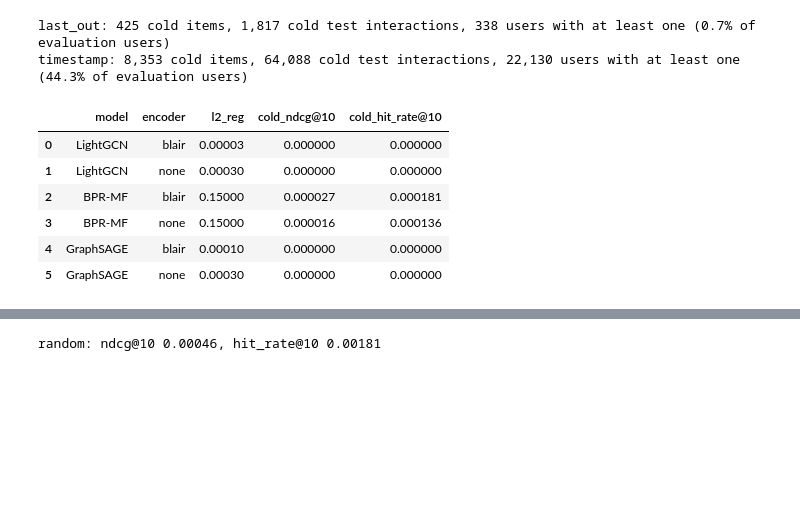
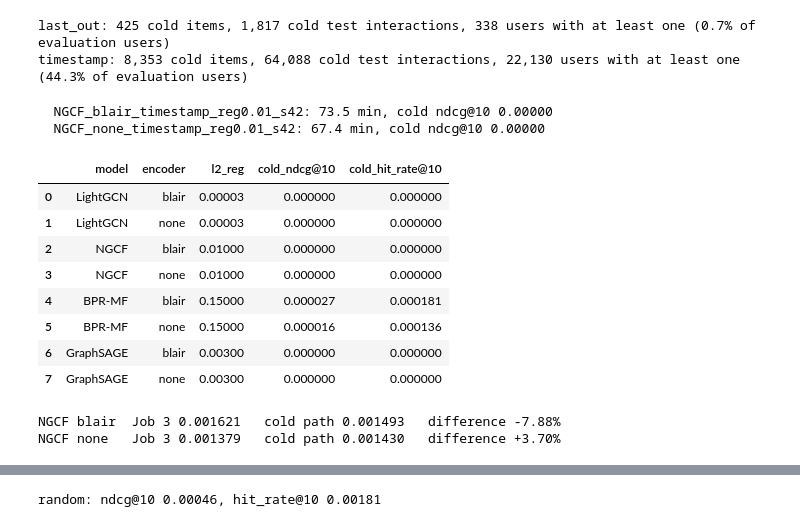
Before and after one commit to ErjonXhani/gnn-recommender-dissertation, a Jupyter notebook: notebooks/11_metadata_and_cold_start.ipynb, the cells around one changed output, grey strips where cells are left out. Saved outputs shown, nothing was run; the diff lists cells and outputs as text; code cells hidden in the pictures; blank space fills up the shorter version.

```diff
--- a/notebooks/11_metadata_and_cold_start.ipynb
+++ b/notebooks/11_metadata_and_cold_start.ipynb
@@ -992,6 +972,8 @@ def build_any(name, protocol, encoder, seed):
         return build_lightgcn(protocol, encoder, seed)
     if name == "GraphSAGE":
         return build_graphsage(protocol, encoder, seed)
+    if name == "NGCF":
+        return build_ngcf(protocol, encoder, seed)
     raise ValueError(name)
 
 
@@ -999,7 +981,7 @@ def cold_run(name, encoder, l2_reg, protocol="timestamp", seed=SEED):
     """Train once, then score on the full test set and on cold items only.
     Weights are saved so the model can be re-scored later without retraining."""
     enc = encoder or "none"
-    tag = f"{name}_{enc}_{protocol}_s{seed}"
+    tag = f"{name}_{enc}_{protocol}_reg{l2_reg:g}_s{seed}"
     summary_path, weights_path = COLD_CACHE / f"{tag}.json", COLD_CACHE / f"{tag}.pt"
 
     if summary_path.exists():
@@ -1040,24 +1022,43 @@ def cold_run(name, encoder, l2_reg, protocol="timestamp", seed=SEED):
     return {**result, "cached": False}
 # %%
 COLD_CONFIGS = [
-    ("LightGCN",  "blair", 3e-5),
-    ("LightGCN",  None,    3e-4),
-    ("BPR-MF",    "blair", 0.15),
+    ("LightGCN",  "blair", 3e-5),   # matched at the feature optimum
+    ("LightGCN",  None,    3e-5),
+    ("NGCF",      "blair", 1e-2),   # its Notebook 10 setting, same for both arms
+    ("NGCF",      None,    1e-2),
+    ("BPR-MF",    "blair", 0.15),   # already matched
     ("BPR-MF",    None,    0.15),
-    ("GraphSAGE", "blair", 1e-4),
-    ("GraphSAGE", None,    3e-4),   # its timestamp setting from Notebook 10
+    ("GraphSAGE", "blair", 3e-3),   # its timestamp optimum, from the Section 8 sweep
+    ("GraphSAGE", None,    3e-3),
 ]
 
 cold_results = pd.DataFrame([cold_run(*cfg) for cfg in COLD_CONFIGS])
 cold_results[["model", "encoder", "l2_reg", "cold_ndcg@10", "cold_hit_rate@10"]]
 # %% [output]
+  NGCF_blair_timestamp_reg0.01_s42: 73.5 min, cold ndcg@10 0.00000
+  NGCF_none_timestamp_reg0.01_s42: 67.4 min, cold ndcg@10 0.00000
 |  | model | encoder | l2_reg | cold_ndcg@10 | cold_hit_rate@10 |
 | 0 | LightGCN | blair | 0.00003 | 0.000000 | 0.000000 |
-| 1 | LightGCN | none | 0.00030 | 0.000000 | 0.000000 |
-| 2 | BPR-MF | blair | 0.15000 | 0.000027 | 0.000181 |
-| 3 | BPR-MF | none | 0.15000 | 0.000016 | 0.000136 |
-| 4 | GraphSAGE | blair | 0.00010 | 0.000000 | 0.000000 |
-| 5 | GraphSAGE | none | 0.00030 | 0.000000 | 0.000000 |
+| 1 | LightGCN | none | 0.00003 | 0.000000 | 0.000000 |
+| 2 | NGCF | blair | 0.01000 | 0.000000 | 0.000000 |
+| 3 | NGCF | none | 0.01000 | 0.000000 | 0.000000 |
+| 4 | BPR-MF | blair | 0.15000 | 0.000027 | 0.000181 |
+| 5 | BPR-MF | none | 0.15000 | 0.000016 | 0.000136 |
+| 6 | GraphSAGE | blair | 0.00300 | 0.000000 | 0.000000 |
+| 7 | GraphSAGE | none | 0.00300 | 0.000000 | 0.000000 |
+# %%
+# Does NGCF's cold-start training path reproduce the Job 3 metadata runs?
+# Same model, same l2_reg 1e-2, same seed, same patience and eval_every,
+# but a different function. Checked rather than assumed.
+for enc in ["blair", "none"]:
+    job3 = json.load(open(CACHE / f"NGCF_{enc}_timestamp_reg0.01_s42.json"))["ndcg@10"]
+    cold = cold_results.query(
+        "model == 'NGCF' and encoder == @enc")["all_ndcg@10"].iloc[0]
+    print(f"NGCF {enc:<5}  Job 3 {job3:.6f}   cold path {cold:.6f}   "
+          f"difference {cold / job3 - 1:+.2%}")
+# %% [output]
+NGCF blair  Job 3 0.001621   cold path 0.001493   difference -7.88%
+NGCF none   Job 3 0.001379   cold path 0.001430   difference +3.70%
 # %%
 from src import baselines as bl
 
```
Also changed, not shown: parts of 26 cells of this notebook, 34 other files.
